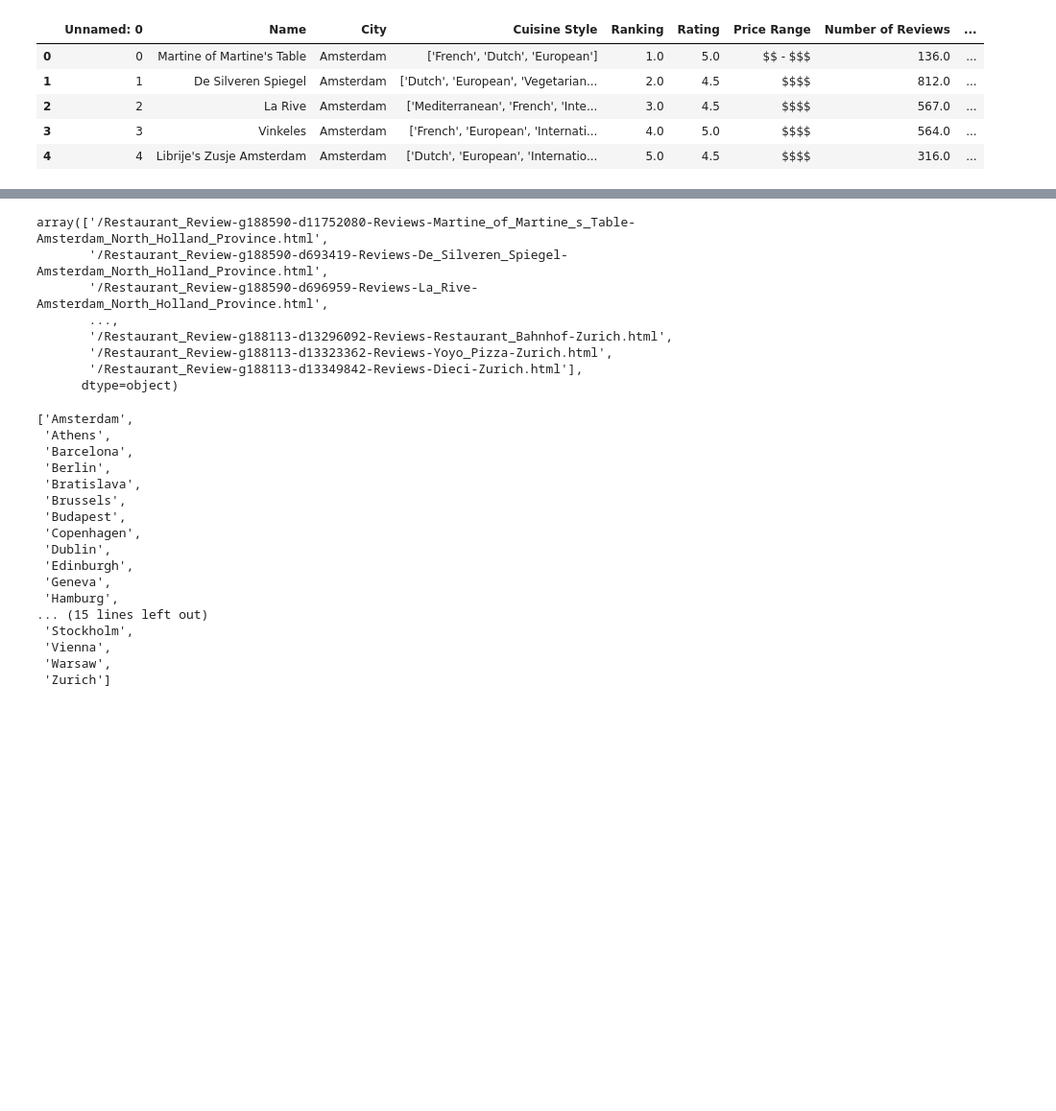
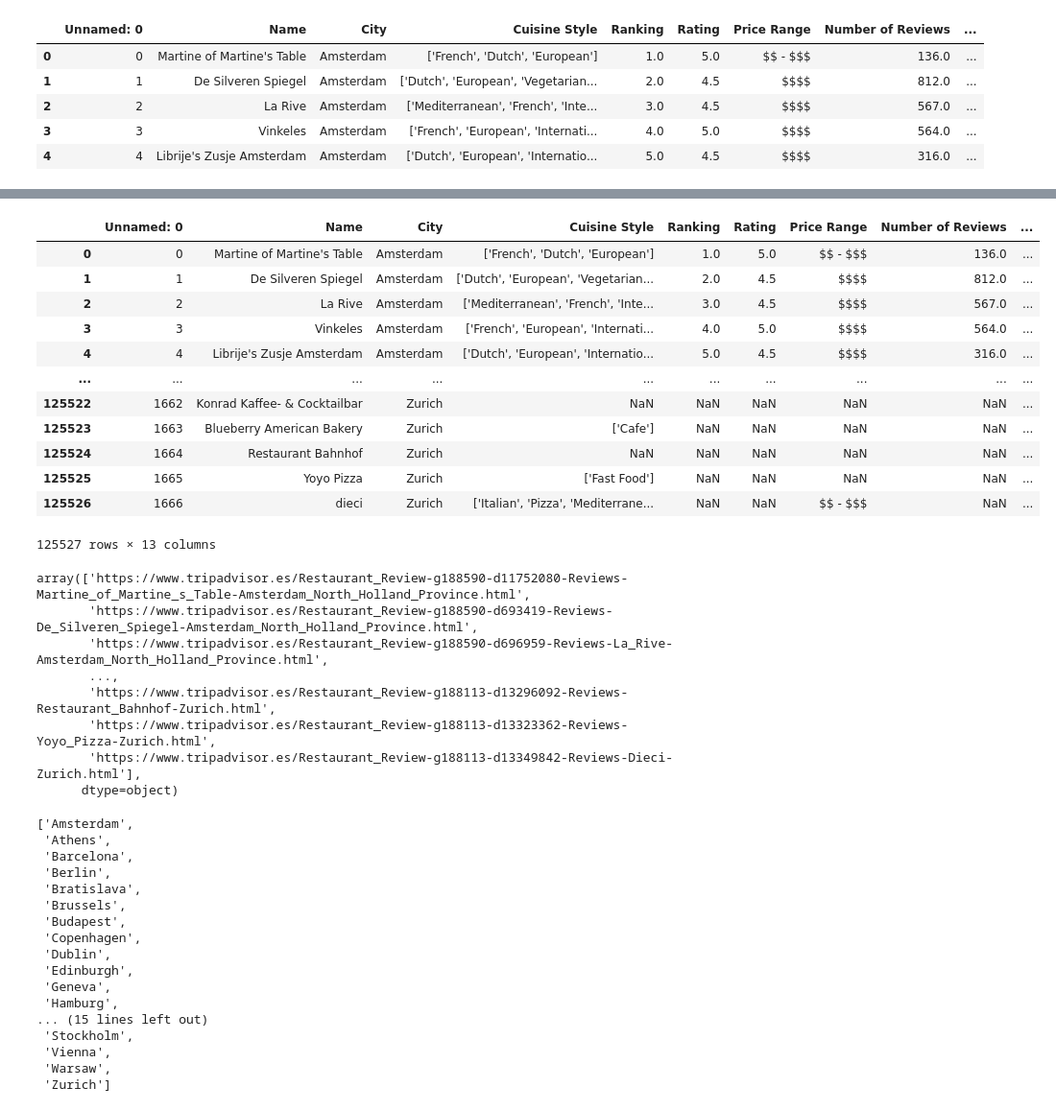
Before and after one commit to JoseManuel-G/proyecto-final, a Jupyter notebook: Notebooks/Clean.ipynb, the cells around one changed output, grey strips where cells are left out. Shown at 96% size. Cells and saved outputs as stored; diff of their text form; code cells hidden in the pictures; blank space fills up the shorter version.

```diff
--- a/Notebooks/Clean.ipynb
+++ b/Notebooks/Clean.ipynb
@@ -39,13 +67,29 @@ restaurants.head()
+# %%
+restaurants
+# %% [output]
+|  | Unnamed: 0 | Name | City | Cuisine Style | Ranking | Rating | Price Range | Number of Reviews | ... |
+| 0 | 0 | Martine of Martine's Table | Amsterdam | ['French', 'Dutch', 'European'] | 1.0 | 5.0 | $$ - $$$ | 136.0 | ... |
+| 1 | 1 | De Silveren Spiegel | Amsterdam | ['Dutch', 'European', 'Vegetarian... | 2.0 | 4.5 | $$$$ | 812.0 | ... |
+| 2 | 2 | La Rive | Amsterdam | ['Mediterranean', 'French', 'Inte... | 3.0 | 4.5 | $$$$ | 567.0 | ... |
+| 3 | 3 | Vinkeles | Amsterdam | ['French', 'European', 'Internati... | 4.0 | 5.0 | $$$$ | 564.0 | ... |
+| 4 | 4 | Librije's Zusje Amsterdam | Amsterdam | ['Dutch', 'European', 'Internatio... | 5.0 | 4.5 | $$$$ | 316.0 | ... |
+| ... | ... | ... | ... | ... | ... | ... | ... | ... | ... |
+| 125522 | 1662 | Konrad Kaffee- & Cocktailbar | Zurich | NaN | NaN | NaN | NaN | NaN | ... |
+| 125523 | 1663 | Blueberry American Bakery | Zurich | ['Cafe'] | NaN | NaN | NaN | NaN | ... |
+| 125524 | 1664 | Restaurant Bahnhof | Zurich | NaN | NaN | NaN | NaN | NaN | ... |
+| 125525 | 1665 | Yoyo Pizza | Zurich | ['Fast Food'] | NaN | NaN | NaN | NaN | ... |
+| 125526 | 1666 | dieci | Zurich | ['Italian', 'Pizza', 'Mediterrane... | NaN | NaN | $$ - $$$ | NaN | ... |
+125527 rows × 13 columns
 # %%
-restaurants.URL_TA.unique()
+restaurants.web_restaurant.unique()
 # %% [output]
-array(['/Restaurant_Review-g188590-d11752080-Reviews-Martine_of_Martine_s_Table-Amsterdam_North_Holland_Province.html',
-       '/Restaurant_Review-g188590-d693419-Reviews-De_Silveren_Spiegel-Amsterdam_North_Holland_Province.html',
-       '/Restaurant_Review-g188590-d696959-Reviews-La_Rive-Amsterdam_North_Holland_Province.html',
+array(['https://www.tripadvisor.es/Restaurant_Review-g188590-d11752080-Reviews-Martine_of_Martine_s_Table-Amsterdam_North_Holland_Province.html',
+       'https://www.tripadvisor.es/Restaurant_Review-g188590-d693419-Reviews-De_Silveren_Spiegel-Amsterdam_North_Holland_Province.html',
+       'https://www.tripadvisor.es/Restaurant_Review-g188590-d696959-Reviews-La_Rive-Amsterdam_North_Holland_Province.html',
        ...,
-       '/Restaurant_Review-g188113-d13296092-Reviews-Restaurant_Bahnhof-Zurich.html',
-       '/Restaurant_Review-g188113-d13323362-Reviews-Yoyo_Pizza-Zurich.html',
-       '/Restaurant_Review-g188113-d13349842-Reviews-Dieci-Zurich.html'],
+       'https://www.tripadvisor.es/Restaurant_Review-g188113-d13296092-Reviews-Restaurant_Bahnhof-Zurich.html',
+       'https://www.tripadvisor.es/Restaurant_Review-g188113-d13323362-Reviews-Yoyo_Pizza-Zurich.html',
+       'https://www.tripadvisor.es/Restaurant_Review-g188113-d13349842-Reviews-Dieci-Zurich.html'],
       dtype=object)
 # %%
 list(restaurants.City.unique())
```
Also changed, not shown: parts of 22 cells of this notebook, 11 other files.
